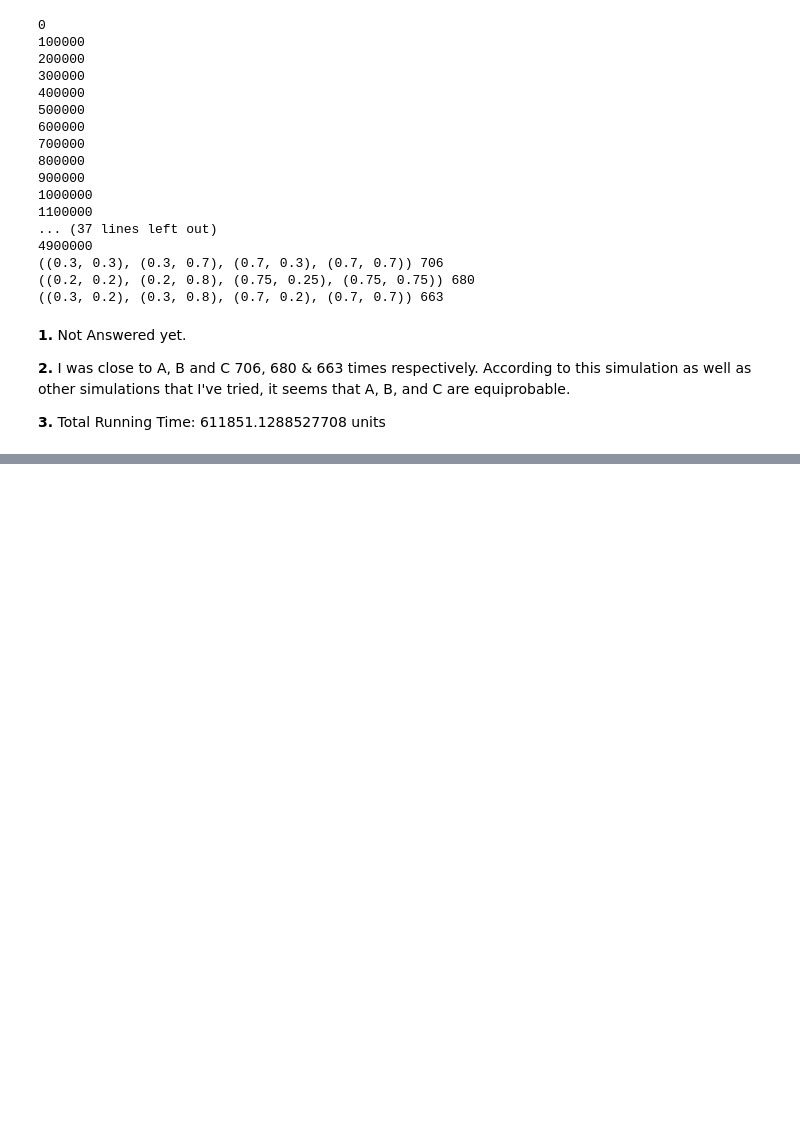
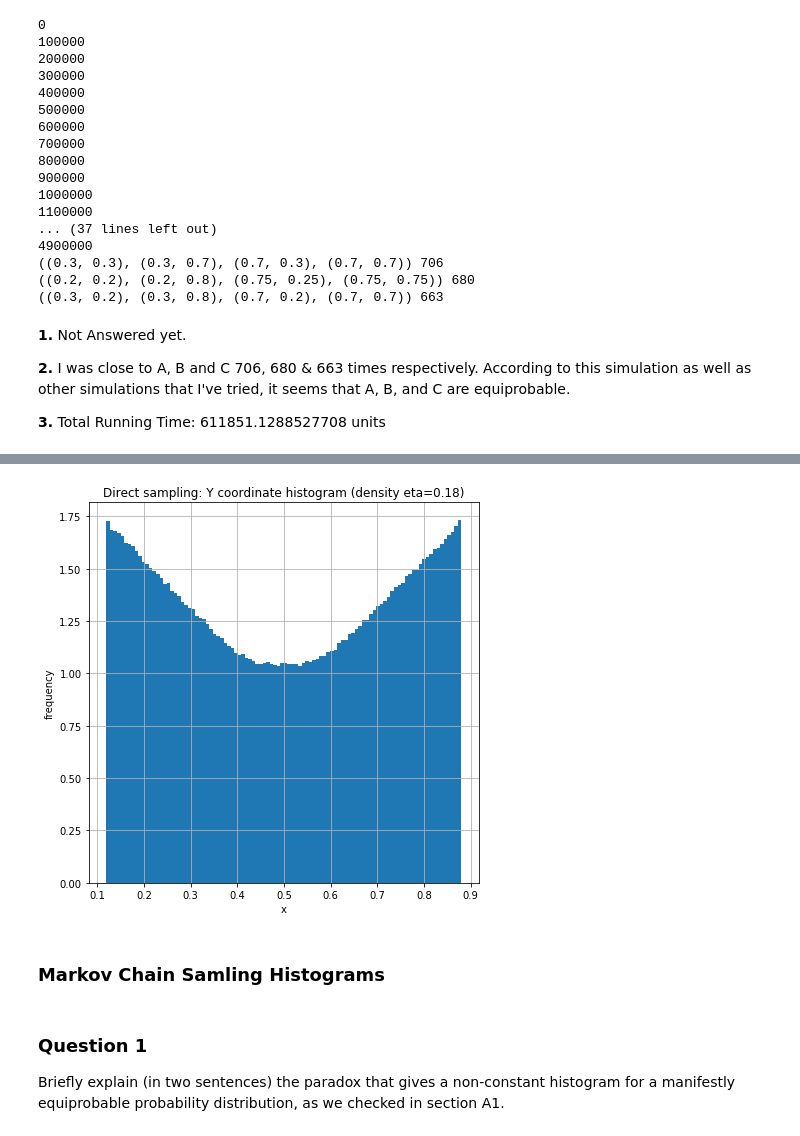
Before and after one commit to itsayushthada/Statistical-Mechanics, a Jupyter notebook: Week02/Assignment.ipynb, the cells around one changed output, grey strips where cells are left out. Drawn from its saved outputs; the diff is of its cells as text; code cells hidden in the pictures; blank space fills up the shorter version.

```diff
--- a/Week02/Assignment.ipynb
+++ b/Week02/Assignment.ipynb
@@ -296,0 +318,11 @@ for conf in configurations:
+# %%
+plt.hist(hist_data[:,1], bins=100, density=True)
+plt.xlabel('x')
+plt.ylabel('frequency')
+plt.title('Direct sampling: Y coordinate histogram (density eta=0.18)')
+plt.grid()
+plt.show()
+# %% [output]
+[figure, added]
+# %% [markdown]
+### Markov Chain Samling Histograms
@@ -296,0 +346,4 @@ for conf in configurations:
+# %% [markdown]
+### Question 1
+
+Briefly explain (in two sentences) the paradox that gives a non-constant histogram for a manifestly equiprobable probability distribution, as we checked in section A1.
```
Also changed, not shown: parts of 9 cells of this notebook.
